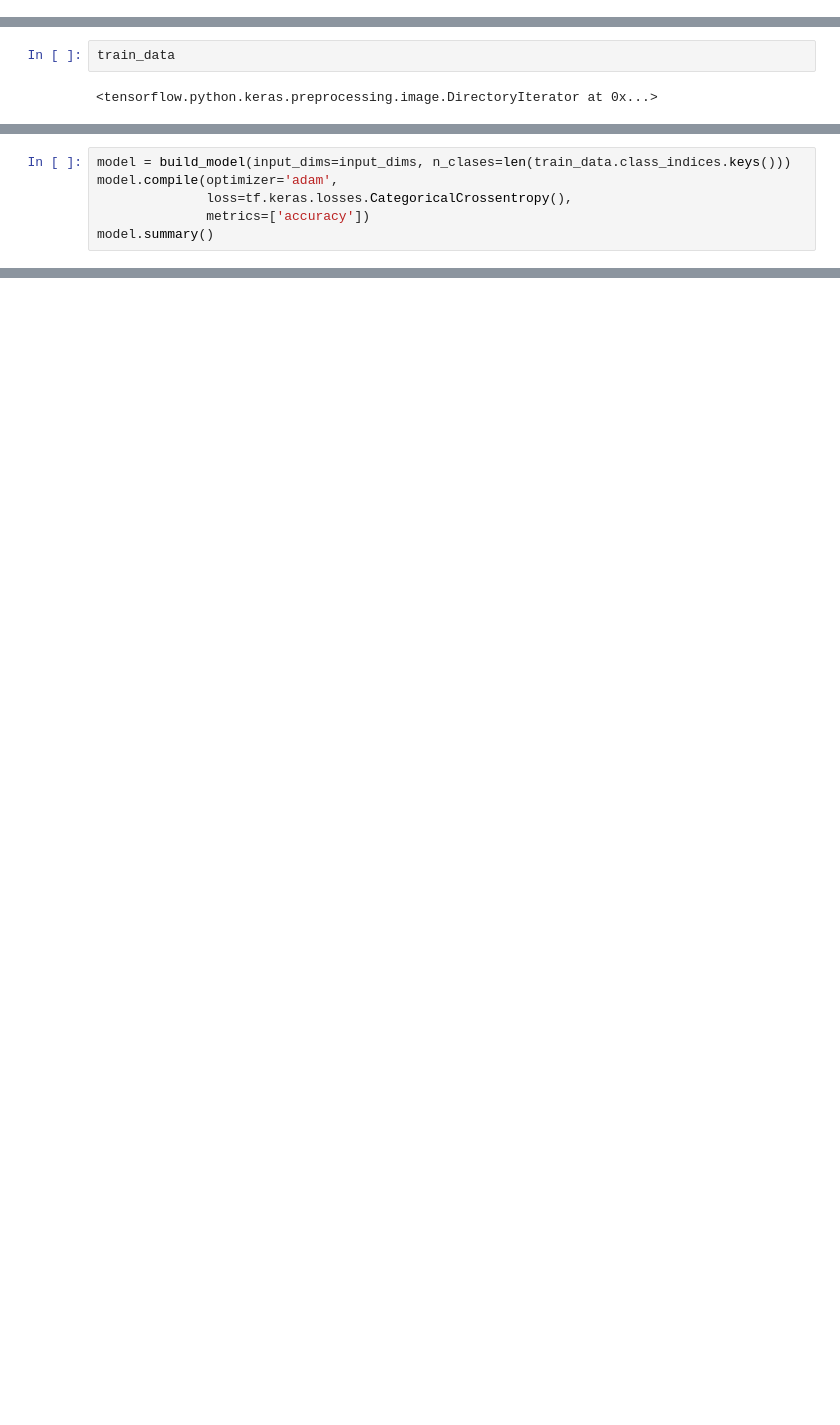
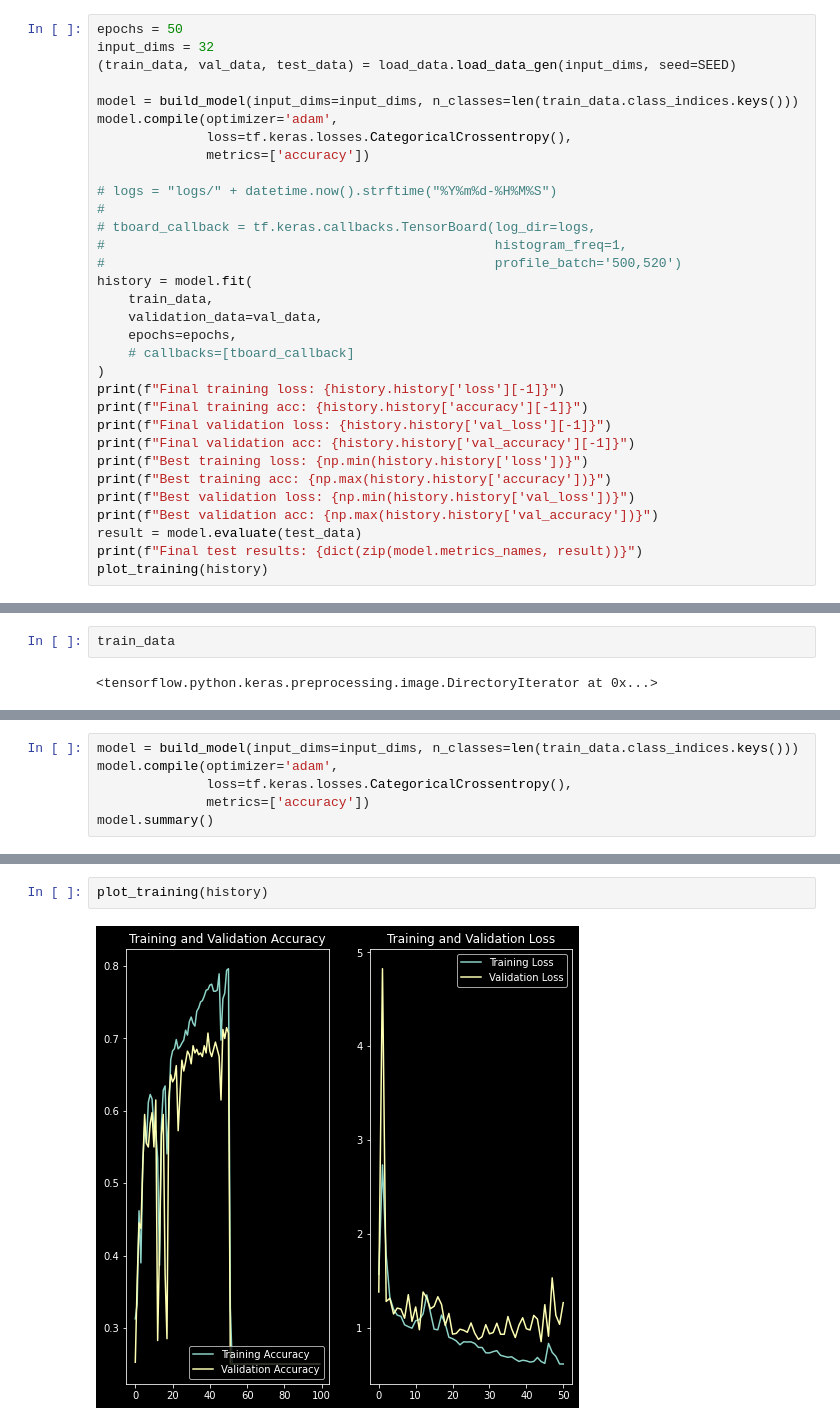
Before and after one commit to LukeScales1/ee544-computer-vision, a Jupyter notebook: vgglite_1/notebooks/vgglite-final.ipynb, the cells around one changed output, grey strips where cells are left out. Drawn from its saved outputs; the diff is of its cells as text; blank space fills up the shorter version.

```diff
--- a/vgglite_1/notebooks/vgglite-final.ipynb
+++ b/vgglite_1/notebooks/vgglite-final.ipynb
@@ -25,0 +25,32 @@ WARNING:root:Limited tf.summary API due to missing TensorBoard installation.
+# %%
+epochs = 50
+input_dims = 32
+(train_data, val_data, test_data) = load_data.load_data_gen(input_dims, seed=SEED)
+
+model = build_model(input_dims=input_dims, n_classes=len(train_data.class_indices.keys()))
+model.compile(optimizer='adam',
+              loss=tf.keras.losses.CategoricalCrossentropy(),
+              metrics=['accuracy'])
+
+# logs = "logs/" + datetime.now().strftime("%Y%m%d-%H%M%S")
+#
+# tboard_callback = tf.keras.callbacks.TensorBoard(log_dir=logs,
+#                                                  histogram_freq=1,
+#                                                  profile_batch='500,520')
+history = model.fit(
+    train_data,
+    validation_data=val_data,
+    epochs=epochs,
+    # callbacks=[tboard_callback]
+)
+print(f"Final training loss: {history.history['loss'][-1]}")
+print(f"Final training acc: {history.history['accuracy'][-1]}")
+print(f"Final validation loss: {history.history['val_loss'][-1]}")
+print(f"Final validation acc: {history.history['val_accuracy'][-1]}")
+print(f"Best training loss: {np.min(history.history['loss'])}")
+print(f"Best training acc: {np.max(history.history['accuracy'])}")
+print(f"Best validation loss: {np.min(history.history['val_loss'])}")
+print(f"Best validation acc: {np.max(history.history['val_accuracy'])}")
+result = model.evaluate(test_data)
+print(f"Final test results: {dict(zip(model.metrics_names, result))}")
+plot_training(history)
@@ -63,5 +98,5 @@ labels batch shape: (32, 4)
 # %%
-model = build_model(input_dims=input_dims, n_clases=len(train_data.class_indices.keys()))
+model = build_model(input_dims=input_dims, n_classes=len(train_data.class_indices.keys()))
 model.compile(optimizer='adam',
               loss=tf.keras.losses.CategoricalCrossentropy(),
               metrics=['accuracy'])
@@ -117,0 +169,4 @@ train_data
+# %%
+plot_training(history)
+# %% [output]
+[figure, added]
```
Also changed, not shown: parts of 11 cells of this notebook, 8 other files.
